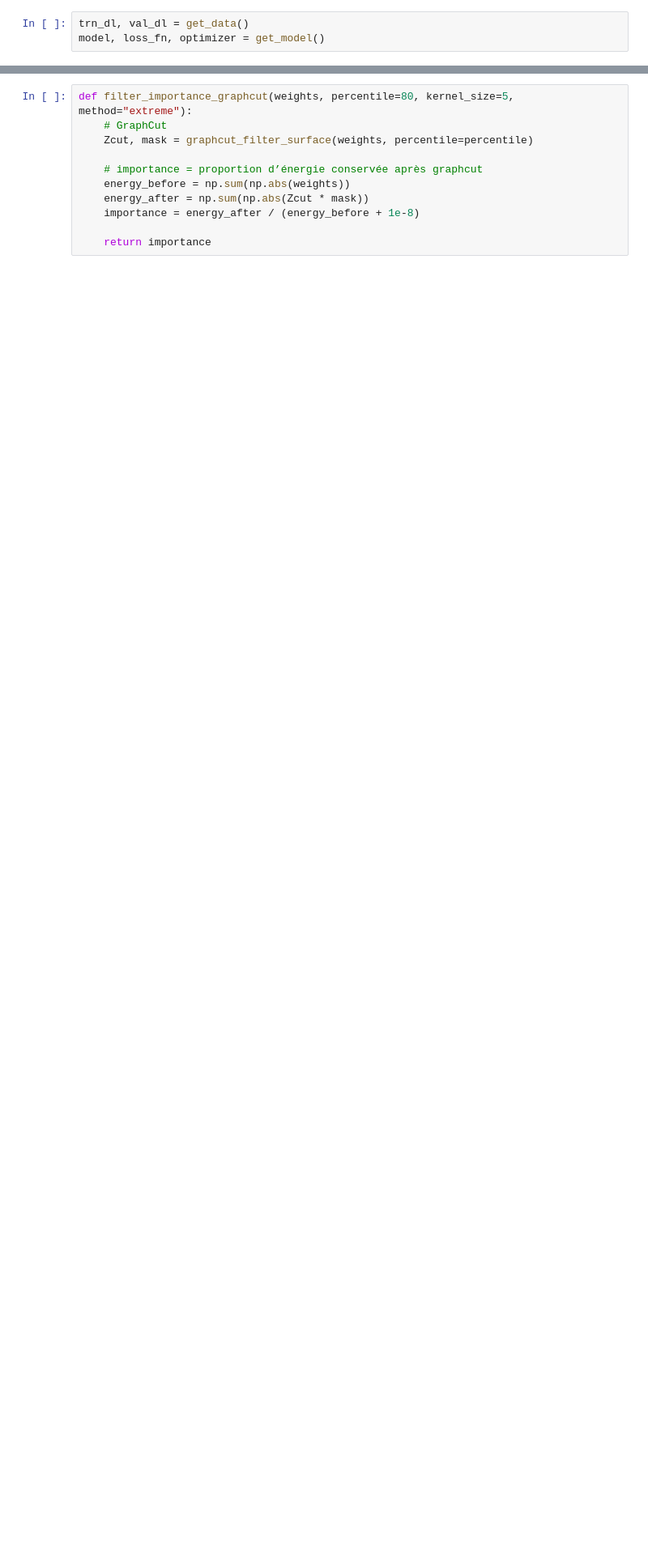
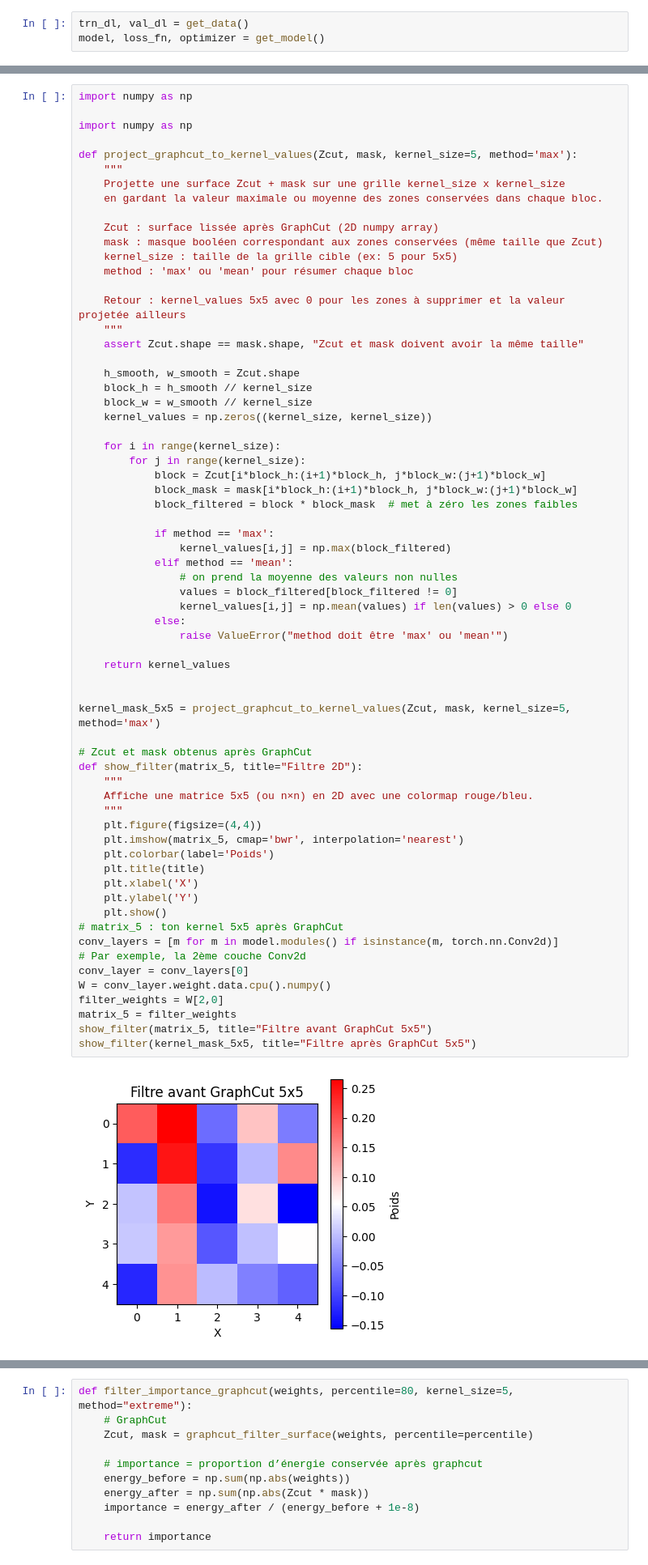
Before and after one commit to WerberAlex/E-DOLLYV2, a Jupyter notebook: Chapter04/CNN_on_FashionMNIST.ipynb, the cells around one changed output, grey strips where cells are left out. Shown at 81% size. Saved outputs shown, nothing was run; the diff lists cells and outputs as text; blank space fills up the shorter version.

```diff
--- a/Chapter04/CNN_on_FashionMNIST.ipynb
+++ b/Chapter04/CNN_on_FashionMNIST.ipynb
@@ -260,0 +278,67 @@ show_filter(kernel_values_5x5, title="Filtre après GraphCut 5x5")
+# %%
+import numpy as np
+
+import numpy as np
+
+def project_graphcut_to_kernel_values(Zcut, mask, kernel_size=5, method='max'):
+    """
+    Projette une surface Zcut + mask sur une grille kernel_size x kernel_size
+    en gardant la valeur maximale ou moyenne des zones conservées dans chaque bloc.
+
+    Zcut : surface lissée après GraphCut (2D numpy array)
+    mask : masque booléen correspondant aux zones conservées (même taille que Zcut)
+    kernel_size : taille de la grille cible (ex: 5 pour 5x5)
+    method : 'max' ou 'mean' pour résumer chaque bloc
+
+    Retour : kernel_values 5x5 avec 0 pour les zones à supprimer et la valeur projetée ailleurs
+    """
+    assert Zcut.shape == mask.shape, "Zcut et mask doivent avoir la même taille"
+
+    h_smooth, w_smooth = Zcut.shape
+    block_h = h_smooth // kernel_size
+    block_w = w_smooth // kernel_size
+    kernel_values = np.zeros((kernel_size, kernel_size))
+
+    for i in range(kernel_size):
+        for j in range(kernel_size):
+            block = Zcut[i*block_h:(i+1)*block_h, j*block_w:(j+1)*block_w]
+            block_mask = mask[i*block_h:(i+1)*block_h, j*block_w:(j+1)*block_w]
+            block_filtered = block * block_mask  # met à zéro les zones faibles
+
+            if method == 'max':
+                kernel_values[i,j] = np.max(block_filtered)
+            elif method == 'mean':
+                # on prend la moyenne des valeurs non nulles
+                values = block_filtered[block_filtered != 0]
+                kernel_values[i,j] = np.mean(values) if len(values) > 0 else 0
+            else:
+                raise ValueError("method doit être 'max' ou 'mean'")
+
+    return kernel_values
+
+
+kernel_mask_5x5 = project_graphcut_to_kernel_values(Zcut, mask, kernel_size=5, method='max')
+
+# Zcut et mask obtenus après GraphCut
+def show_filter(matrix_5, title="Filtre 2D"):
+    """
+    Affiche une matrice 5x5 (ou n×n) en 2D avec une colormap rouge/bleu.
+    """
+    plt.figure(figsize=(4,4))
+    plt.imshow(matrix_5, cmap='bwr', interpolation='nearest')
+    plt.colorbar(label='Poids')
+    plt.title(title)
+    plt.xlabel('X')
+    plt.ylabel('Y')
+    plt.show()
+# matrix_5 : ton kernel 5x5 après GraphCut
+conv_layers = [m for m in model.modules() if isinstance(m, torch.nn.Conv2d)]
+# Par exemple, la 2ème couche Conv2d
+conv_layer = conv_layers[0]
+W = conv_layer.weight.data.cpu().numpy()
+filter_weights = W[2,0]
+matrix_5 = filter_weights
+show_filter(matrix_5, title="Filtre avant GraphCut 5x5")
+show_filter(kernel_mask_5x5, title="Filtre après GraphCut 5x5")
+# %% [output]
+[figure, added]
```
Also changed, not shown: parts of 18 cells of this notebook.
